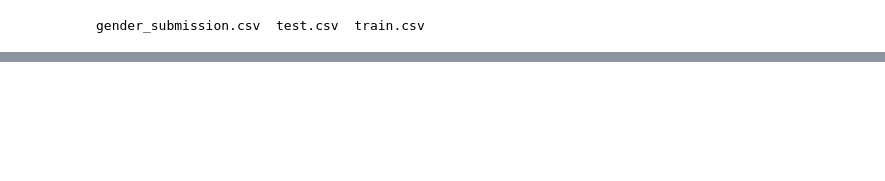
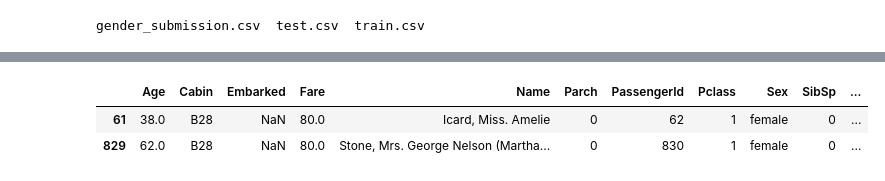
Before and after one commit to LucasRicciardi/kaggle, a Jupyter notebook: titanic/titanic.ipynb, the cells around one changed output, grey strips where cells are left out. Cells and saved outputs as stored; diff of their text form; code cells hidden in the pictures; blank space fills up the shorter version.

```diff
--- a/titanic/titanic.ipynb
+++ b/titanic/titanic.ipynb
@@ -35,0 +31,27 @@ survived.describe()
+# %%
+def divide_df(all_data):
+    return all_data.loc[:890], all_data.loc[891:].drop([ 'Survived' ], axis=1)
+
+df_train = pd.read_csv('data/train.csv')
+df_test = pd.read_csv('data/test.csv')
+
+df_all = pd.concat([ df_train, df_test ], sort=True).reset_index(drop=True)
+
+df_train.name = 'Training Set'
+df_test.name = 'Test Set'
+df_all.name = 'All Set'
+
+
+dfs = [ df_train, df_test ]
+
+print(f'Number of Training Examples = {df_train.shape[0]}')
+print(f'Number of Test Examples = {df_test.shape[0]}\n')
+
+print(f'Training X Shape = {df_train.shape}')
+print(f'Training Y Shape = {df_train["Survived"].shape[0]}\n')
+
+print(f'Test X Shape = {df_test.shape}')
+print(f'Test Y Shape = {df_test.shape[0]}\n')
+
+print(df_train.columns)
+print(df_test.columns)
@@ -35,0 +198,6 @@ survived.describe()
+# %%
+df_all[df_all['Embarked'].isnull()]
+# %% [output]
+|  | Age | Cabin | Embarked | Fare | Name | Parch | PassengerId | Pclass | Sex | SibSp | ... |
+| 61 | 38.0 | B28 | NaN | 80.0 | Icard, Miss. Amelie | 0 | 62 | 1 | female | 0 | ... |
+| 829 | 62.0 | B28 | NaN | 80.0 | Stone, Mrs. George Nelson (Martha... | 0 | 830 | 1 | female | 0 | ... |
```
Also changed, not shown: parts of 26 cells of this notebook, 3 other files.
